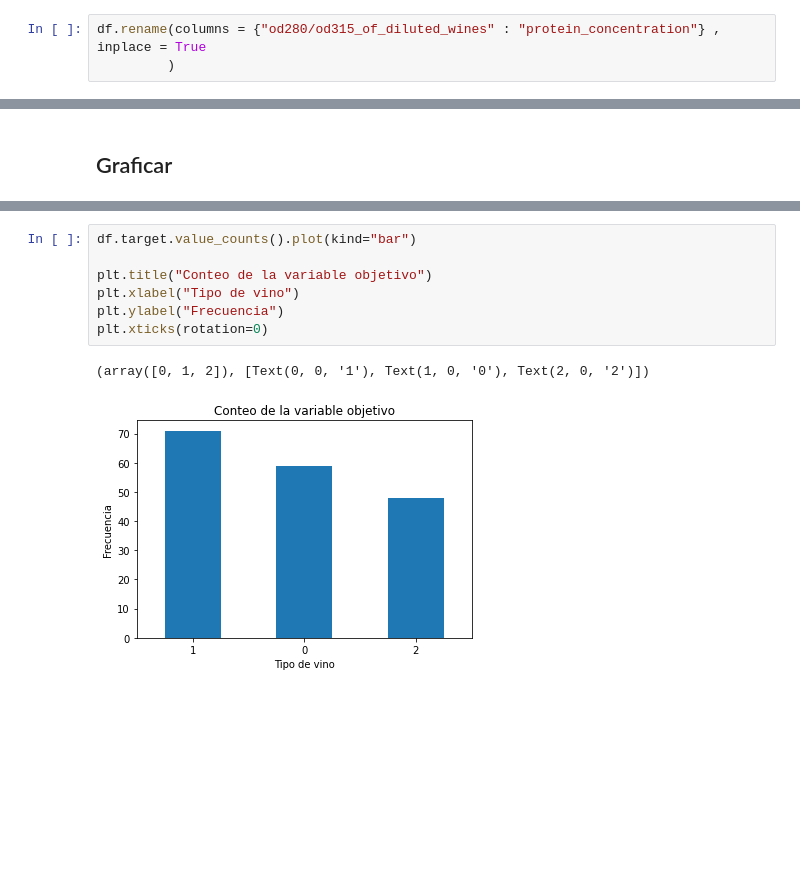
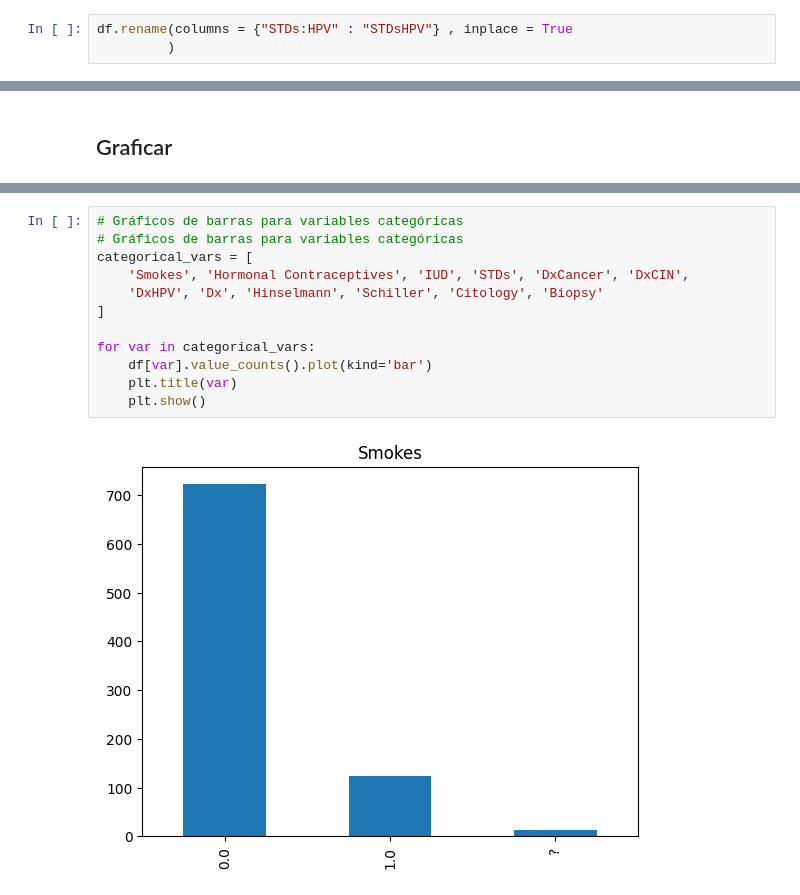
Before and after one commit to Wachuuu15/DS_lab1, a Jupyter notebook: EdaDataMining (1).ipynb, the cells around one changed output, grey strips where cells are left out. Drawn from its saved outputs; the diff is of its cells as text; blank space fills up the shorter version.

```diff
--- a/EdaDataMining (1).ipynb
+++ b/EdaDataMining (1).ipynb
@@ -166,7 +133,7 @@ dtype: int64
 # %% [markdown]
 ## Cambiar nombres a columnas
 # %%
-df.rename(columns = {"od280/od315_of_diluted_wines" : "protein_concentration"} , inplace = True
+df.rename(columns = {"STDs:HPV" : "STDsHPV"} , inplace = True
          )
 # %%
 df.head()
@@ -198,10 +203,14 @@ Name: target, dtype: float64
 # %%
-df.target.value_counts().plot(kind="bar")
+# Gráficos de barras para variables categóricas
+# Gráficos de barras para variables categóricas
+categorical_vars = [
+    'Smokes', 'Hormonal Contraceptives', 'IUD', 'STDs', 'DxCancer', 'DxCIN',
+    'DxHPV', 'Dx', 'Hinselmann', 'Schiller', 'Citology', 'Biopsy'
+]
 
-plt.title("Conteo de la variable objetivo")
-plt.xlabel("Tipo de vino")
-plt.ylabel("Frecuencia")
-plt.xticks(rotation=0)
+for var in categorical_vars:
+    df[var].value_counts().plot(kind='bar')
+    plt.title(var)
+    plt.show()
 # %% [output]
-(array([0, 1, 2]), [Text(0, 0, '1'), Text(1, 0, '0'), Text(2, 0, '2')])
-[figure, old version]
+[figure, new version]
```
Also changed, not shown: parts of 41 cells of this notebook.
